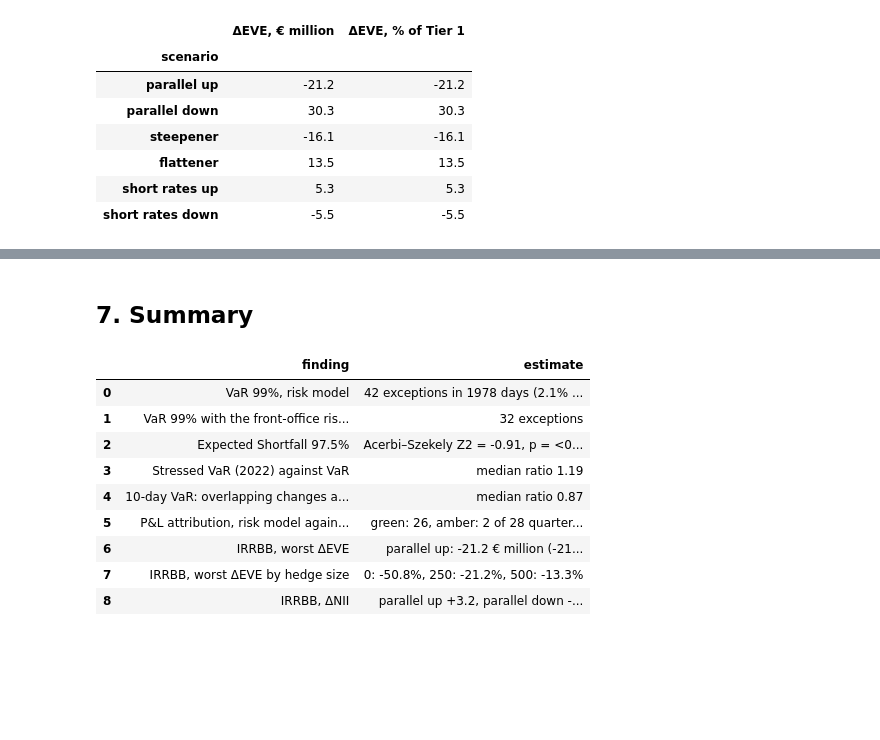
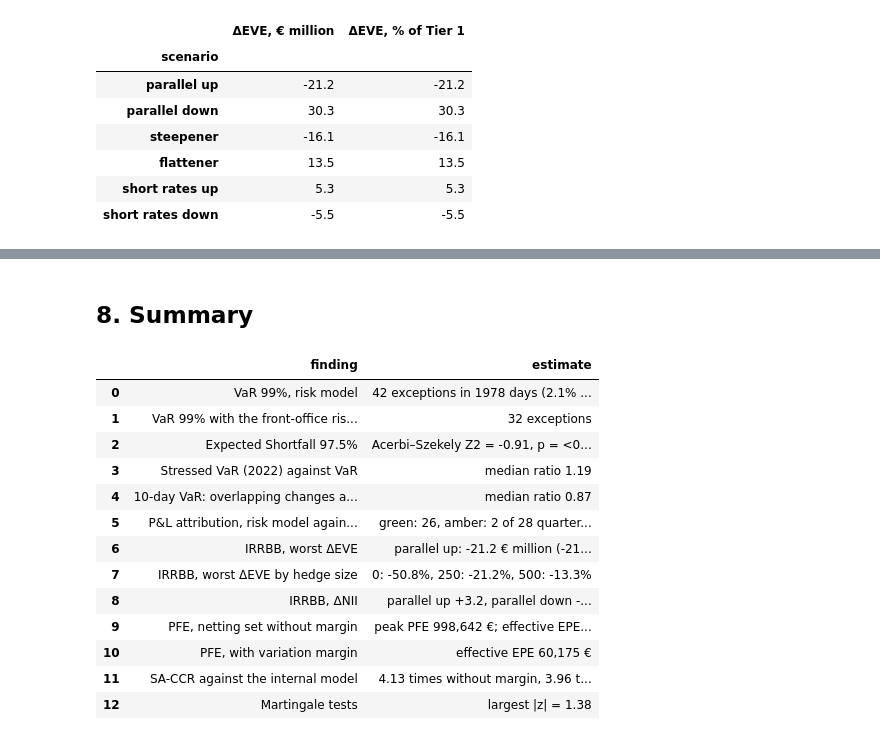
Before and after one commit to MangirdasMikalkenas/Weather_as_a_price_driver_-_Lithuanian_day-ahead_power_prices-_2023-2026, a Jupyter notebook: notebooks/05_bank_portfolio.ipynb, the cells around one changed output, grey strips where cells are left out. Cells and saved outputs as stored; diff of their text form; code cells hidden in the pictures; blank space fills up the shorter version.

```diff
--- a/notebooks/05_bank_portfolio.ipynb
+++ b/notebooks/05_bank_portfolio.ipynb
@@ -24,6 +24,9 @@ import backtests  # noqa: E402
 from backtests import traffic_light  # noqa: E402
 from bank_products import (bond_value, fx_forward_strike, fx_forward_value, interpolation_matrix,  # noqa: E402
                            par_rate, payer_swap_value, shocked_rates, supervisory_shocks)
+from exposure import (HullWhite, collateralised_values, discount_along_paths, effective_epe,  # noqa: E402
+                      expected_positive_exposure, exposure_profile, fx_forward_paths, payer_swap_paths, sa_ccr_ead,
+                      simulate_fx)
 from notebook_tools import p_text, save_figure  # noqa: E402
 
 save = partial(save_figure, folder=FIG)
@@ -59,6 +62,14 @@ HEDGE = {"notional": 250.0, "maturity": 7}    # a banking-book swap that pays fi
 HEDGE_VARIANTS = [0.0, 250.0, 500.0]          # hedge sizes for the sensitivity of the worst ΔEVE
 DEPOSIT_PASS_THROUGH = 0.5                    # share of a rate change passed on to non-maturity deposits within a year
 EVE_OUTLIER, NII_OUTLIER = 0.15, 0.05         # EBA supervisory outlier tests, as shares of Tier 1 capital
+
+# Counterparty exposure: the swap and the FX forward, traded at par on the last day with one counterparty
+PFE_PATHS = 5000
+PFE_STEP = 1 / 24              # years: about 10 business days, also the margin period of risk; payment dates lie on the grid
+HW_MEAN_REVERSION = 0.03       # Hull-White a: a judgement, varied in the sensitivity analysis
+CALIBRATION_DAYS = 500         # about two years of daily changes for the volatilities and the correlation
+PFE_QUANTILE = 0.975
+IMM_ALPHA = 1.4                # the Basel alpha that turns effective EPE into an exposure at default
 assets_total = sum(i["amount"] for i in ASSETS.values())
 liabilities_total = sum(i["amount"] for i in LIABILITIES.values())
 assert assets_total == liabilities_total + TIER1, "the stylised balance sheet must balance"
@@ -424,33 +589,43 @@ Worst scenario: parallel up, ΔEVE -21.2 € million = -21.2% of Tier 1 (outlier
 # %% [markdown]
-## 7. Summary
+## 8. Summary
 # %%
 v = var_results.set_index("VaR")
 row = v.loc["VaR 99%"]
 rows = [["VaR 99%, risk model", f"{row['hits']} exceptions in {row['days']} days ({100 * row['hit rate']:.1f}% against 1%); "
          f"binomial p = {p_text(row['binomial p'])}, Christoffersen p = {p_text(row['Christoffersen p'])}; zones {row['zones by year']}"],
         ["VaR 99% with the front-office risk factors", f"{v.loc['VaR 99%, front-office risk factors', 'hits']} exceptions"],
         ["Expected Shortfall 97.5%", f"Acerbi–Szekely Z2 = {z2:.2f}, p = {p_text(p_z2)}"],
         ["Stressed VaR (2022) against VaR", f"median ratio {stressed_ratio.median():.2f}"],
         ["10-day VaR: overlapping changes against the square-root rule", f"median ratio {ratio.median():.2f}"],
         ["P&L attribution, risk model against front office",
          ", ".join(f"{k}: {n}" for k, n in windows["zone"].value_counts().items()) + f" of {len(windows)} quarters; "
          f"R² of the unexplained P&L on the spread change {gap_fit.rvalue ** 2:.2f}"],
         ["IRRBB, worst ΔEVE", f"{worst}: {irrbb.loc[worst, 'ΔEVE, € million']:.1f} € million "
          f"({irrbb.loc[worst, 'ΔEVE, % of Tier 1']:.1f}% of Tier 1)"],
         ["IRRBB, worst ΔEVE by hedge size", ", ".join(f"{n:.0f}: {x:.1f}%" for n, x in hedge_sensitivity.items())],
-        ["IRRBB, ΔNII", f"parallel up {nii['parallel up']:+.1f}, parallel down {nii['parallel down']:+.1f} € million"]]
+        ["IRRBB, ΔNII", f"parallel up {nii['parallel up']:+.1f}, parallel down {nii['parallel down']:+.1f} € million"],
+        ["PFE, netting set without margin", f"peak PFE {exposure_table.loc['netting set', 'peak PFE 97.5%, €']:,.0f} €; "
+         f"effective EPE {exposure_table.loc['netting set', 'effective EPE, €']:,.0f} €; netting benefit {100 * netting_benefit:.0f}%"],
+        ["PFE, with variation margin", f"effective EPE {exposure_table.loc['netting set with variation margin', 'effective EPE, €']:,.0f} €"],
+        ["SA-CCR against the internal model", f"{benchmark.loc['without margin', 'SA-CCR / internal model']:.2f} times without margin, "
+         f"{benchmark.loc['with variation margin', 'SA-CCR / internal model']:.2f} times with margin"],
+        ["Martingale tests", f"largest |z| = {pd.DataFrame(checks)['z'].abs().max():.2f}"]]
 summary = pd.DataFrame(rows, columns=["finding", "estimate"])
 summary.to_csv(FIG / "q5_summary.csv", index=False)
 pd.set_option("display.max_colwidth", 200)
 summary
 # %% [output]
 |  | finding | estimate |
 | 0 | VaR 99%, risk model | 42 exceptions in 1978 days (2.1% ... |
 | 1 | VaR 99% with the front-office ris... | 32 exceptions |
 | 2 | Expected Shortfall 97.5% | Acerbi–Szekely Z2 = -0.91, p = <0... |
 | 3 | Stressed VaR (2022) against VaR | median ratio 1.19 |
 | 4 | 10-day VaR: overlapping changes a... | median ratio 0.87 |
 | 5 | P&L attribution, risk model again... | green: 26, amber: 2 of 28 quarter... |
 | 6 | IRRBB, worst ΔEVE | parallel up: -21.2 € million (-21... |
 | 7 | IRRBB, worst ΔEVE by hedge size | 0: -50.8%, 250: -21.2%, 500: -13.3% |
 | 8 | IRRBB, ΔNII | parallel up +3.2, parallel down -... |
+| 9 | PFE, netting set without margin | peak PFE 998,642 €; effective EPE... |
+| 10 | PFE, with variation margin | effective EPE 60,175 € |
+| 11 | SA-CCR against the internal model | 4.13 times without margin, 3.96 t... |
+| 12 | Martingale tests | largest |z| = 1.38 |
```
Also changed, not shown: parts of 6 cells of this notebook, 7 other files.
